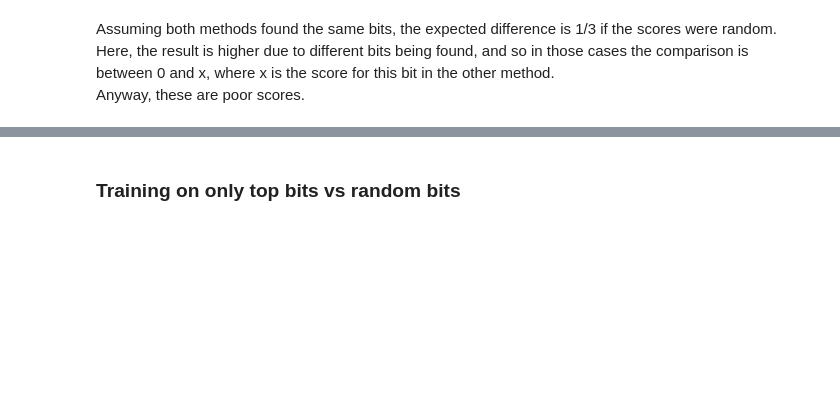
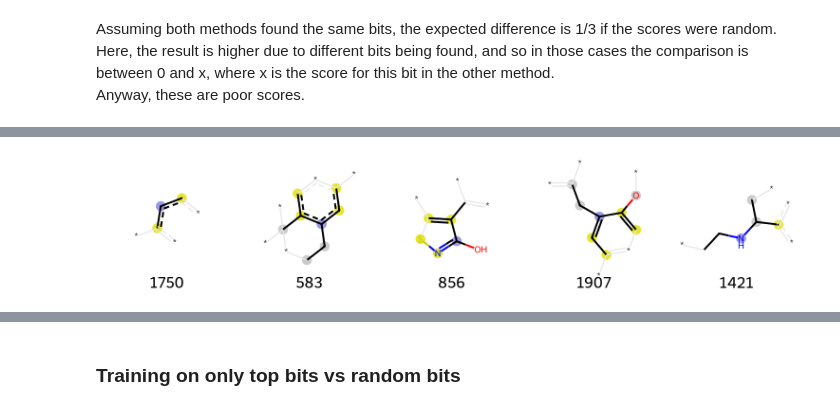
Before and after one commit to ktylus/qsar-models-explainability, a Jupyter notebook: lime_and_feature_importance.ipynb, the cells around one changed output, grey strips where cells are left out. Saved outputs shown, nothing was run; the diff lists cells and outputs as text; code cells hidden in the pictures; blank space fills up the shorter version.

```diff
--- a/lime_and_feature_importance.ipynb
+++ b/lime_and_feature_importance.ipynb
@@ -224,0 +255,7 @@ synthetic_result
+# %%
+synthetic_top_5_lime_results = synthetic_lime_results.groupby("bit_number")["coefficient"].mean().sort_values(ascending=False).head(5)
+plot = draw_many_morgan_bits(synthetic_train, synthetic_top_5_lime_results.index.astype(int)[:5])
+plot.save("results/synthetic_top_5_lime_bits.png")
+plot
+# %% [output]
+[figure, added]
```
Also changed, not shown: parts of 14 cells of this notebook.
